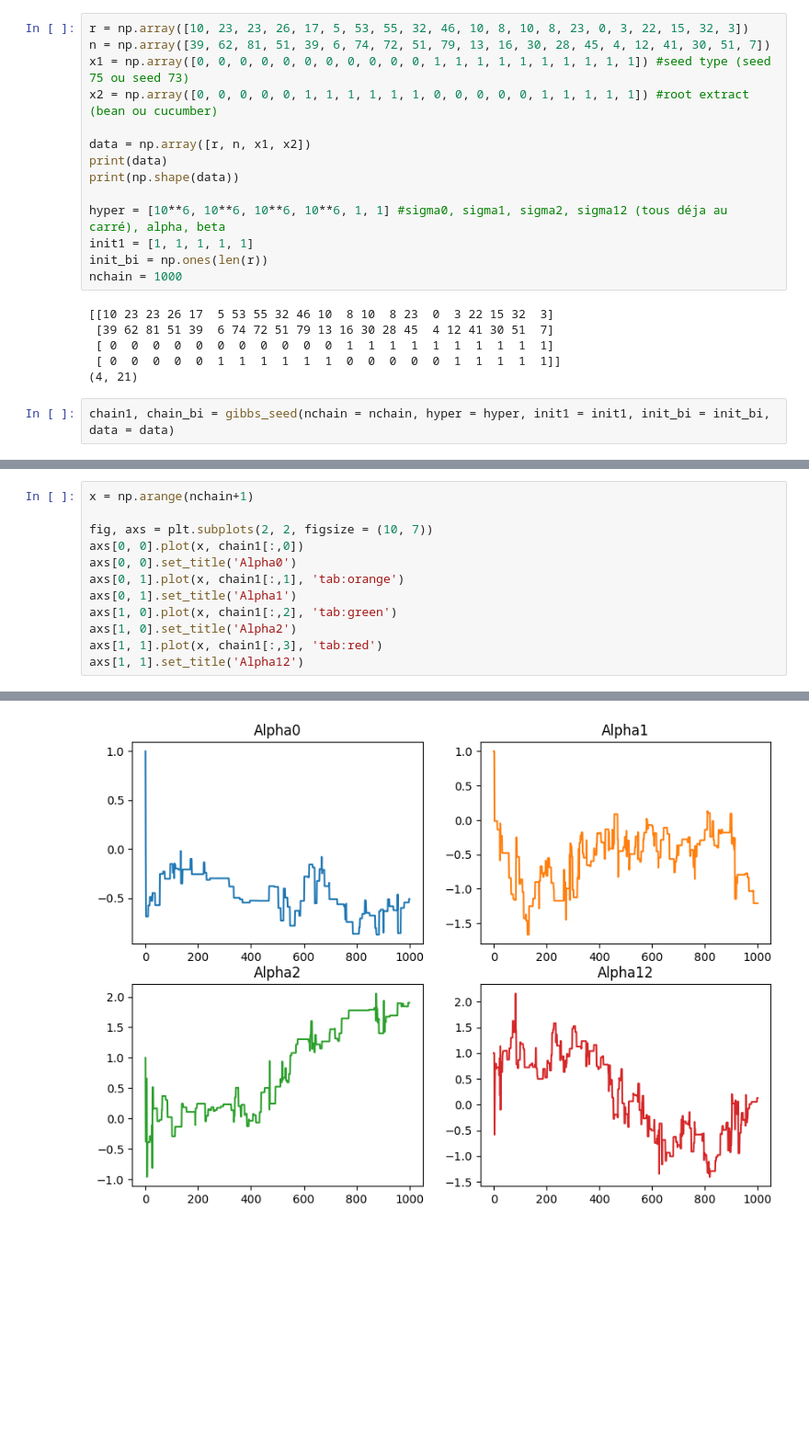
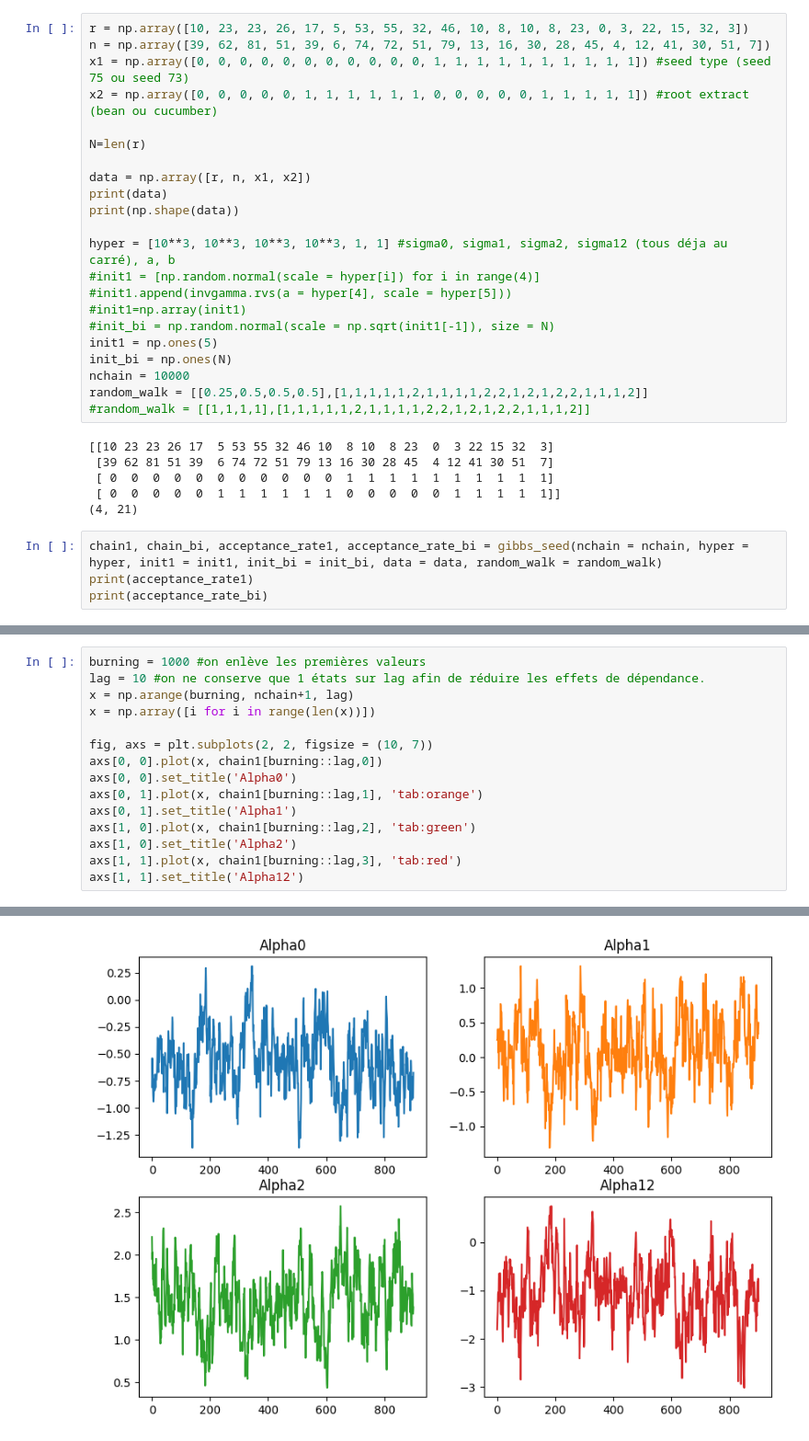
Before and after one commit to Gatienn/Bayes_seeds, a Jupyter notebook: seeds.ipynb, the cells around one changed output, grey strips where cells are left out. Shown at 92% size. Cells and saved outputs as stored; diff of their text form; blank space fills up the shorter version.

```diff
--- a/seeds.ipynb
+++ b/seeds.ipynb
@@ -123,14 +142,22 @@ n = np.array([39, 62, 81, 51, 39, 6, 74, 72, 51, 79, 13, 16, 30, 28, 45, 4, 12,
 x1 = np.array([0, 0, 0, 0, 0, 0, 0, 0, 0, 0, 0, 1, 1, 1, 1, 1, 1, 1, 1, 1, 1]) #seed type (seed 75 ou seed 73)
 x2 = np.array([0, 0, 0, 0, 0, 1, 1, 1, 1, 1, 1, 0, 0, 0, 0, 0, 1, 1, 1, 1, 1]) #root extract (bean ou cucumber)
 
+N=len(r)
+
 data = np.array([r, n, x1, x2])
 print(data)
 print(np.shape(data))
 
-hyper = [10**6, 10**6, 10**6, 10**6, 1, 1] #sigma0, sigma1, sigma2, sigma12 (tous déja au carré), alpha, beta
-init1 = [1, 1, 1, 1, 1]
-init_bi = np.ones(len(r))
-nchain = 1000
+hyper = [10**3, 10**3, 10**3, 10**3, 1, 1] #sigma0, sigma1, sigma2, sigma12 (tous déja au carré), a, b
+#init1 = [np.random.normal(scale = hyper[i]) for i in range(4)]
+#init1.append(invgamma.rvs(a = hyper[4], scale = hyper[5]))
+#init1=np.array(init1)
+#init_bi = np.random.normal(scale = np.sqrt(init1[-1]), size = N)
+init1 = np.ones(5)
+init_bi = np.ones(N)
+nchain = 10000
+random_walk = [[0.25,0.5,0.5,0.5],[1,1,1,1,1,2,1,1,1,1,2,2,1,2,1,2,2,1,1,1,2]]
+#random_walk = [[1,1,1,1],[1,1,1,1,1,2,1,1,1,1,2,2,1,2,1,2,2,1,1,1,2]]
 # %% [output]
 [[10 23 23 26 17  5 53 55 32 46 10  8 10  8 23  0  3 22 15 32  3]
  [39 62 81 51 39  6 74 72 51 79 13 16 30 28 45  4 12 41 30 51  7]
@@ -138,4 +165,6 @@ nchain = 1000
  [ 0  0  0  0  0  1  1  1  1  1  1  0  0  0  0  0  1  1  1  1  1]]
 (4, 21)
 # %%
-chain1, chain_bi = gibbs_seed(nchain = nchain, hyper = hyper, init1 = init1, init_bi = init_bi, data = data)
+chain1, chain_bi, acceptance_rate1, acceptance_rate_bi = gibbs_seed(nchain = nchain, hyper = hyper, init1 = init1, init_bi = init_bi, data = data, random_walk = random_walk)
+print(acceptance_rate1)
+print(acceptance_rate_bi)
@@ -142,16 +176,19 @@ chain1, chain_bi = gibbs_seed(nchain = nchain, hyper = hyper, init1 = init1, ini
 # %%
-x = np.arange(nchain+1)
+burning = 1000 #on enlève les premières valeurs
+lag = 10 #on ne conserve que 1 états sur lag afin de réduire les effets de dépendance.
+x = np.arange(burning, nchain+1, lag)
+x = np.array([i for i in range(len(x))])
 
 fig, axs = plt.subplots(2, 2, figsize = (10, 7))
-axs[0, 0].plot(x, chain1[:,0])
+axs[0, 0].plot(x, chain1[burning::lag,0])
 axs[0, 0].set_title('Alpha0')
-axs[0, 1].plot(x, chain1[:,1], 'tab:orange')
+axs[0, 1].plot(x, chain1[burning::lag,1], 'tab:orange')
 axs[0, 1].set_title('Alpha1')
-axs[1, 0].plot(x, chain1[:,2], 'tab:green')
+axs[1, 0].plot(x, chain1[burning::lag,2], 'tab:green')
 axs[1, 0].set_title('Alpha2')
-axs[1, 1].plot(x, chain1[:,3], 'tab:red')
+axs[1, 1].plot(x, chain1[burning::lag,3], 'tab:red')
 axs[1, 1].set_title('Alpha12')
 # %% [output]
 Text(0.5, 1.0, 'Alpha12')
-[figure, old version]
+[figure, new version]
 # %%
```
Also changed, not shown: parts of 5 cells of this notebook, 1 other file.
